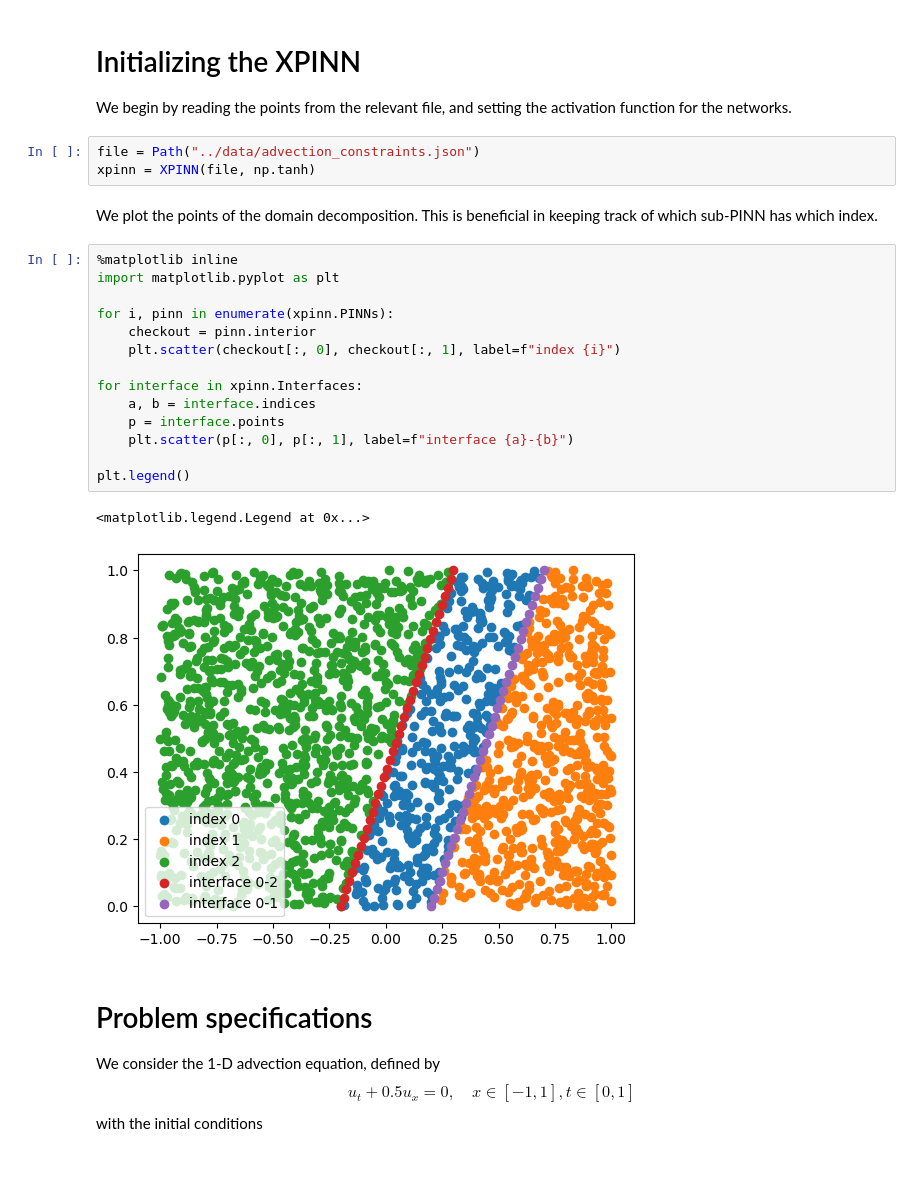
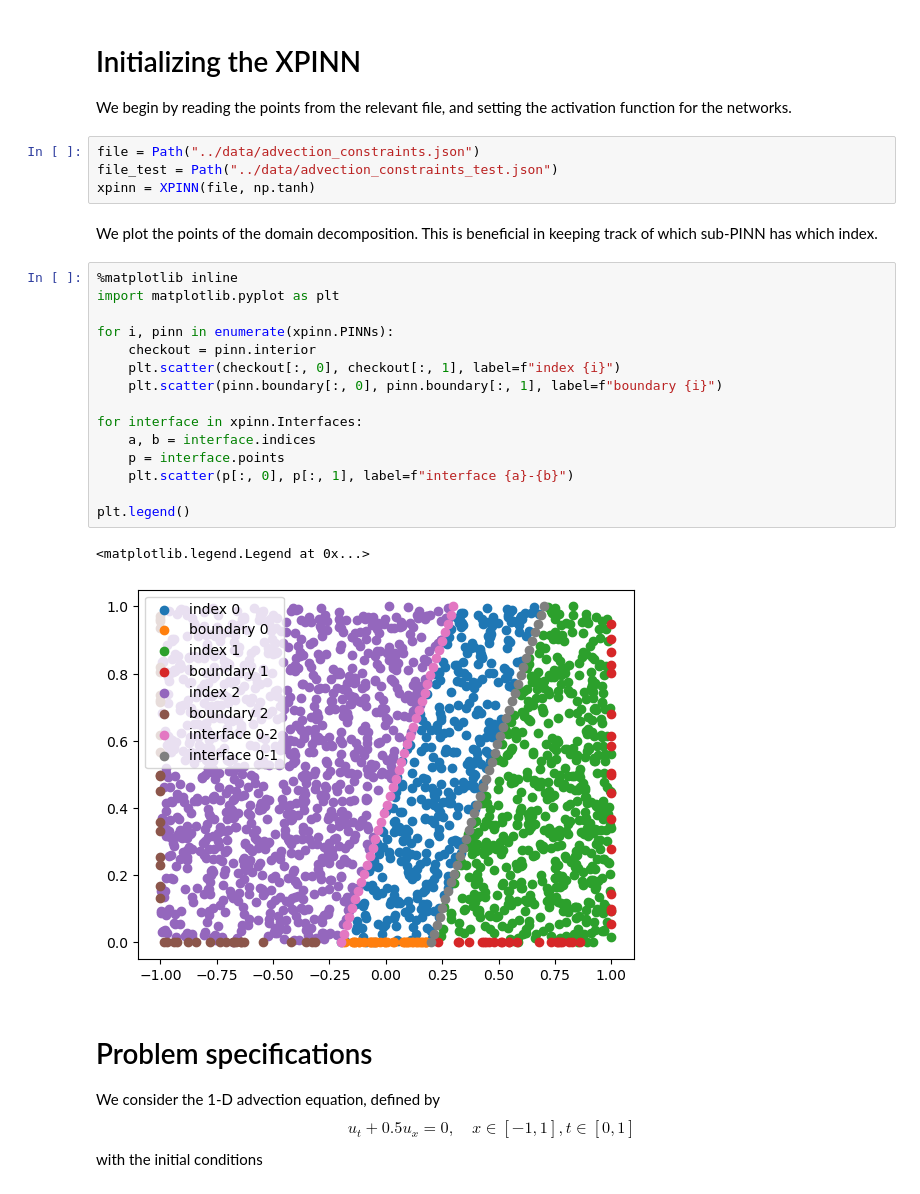
Before and after one commit to augustfe/FYS5429, a Jupyter notebook: Project1XPINNs/src/advection_dev.ipynb, the cells around one changed output. Saved outputs shown, nothing was run; the diff lists cells and outputs as text.

```diff
--- a/Project1XPINNs/src/advection_dev.ipynb
+++ b/Project1XPINNs/src/advection_dev.ipynb
@@ -10,26 +10,28 @@ import jax.numpy as np
 We begin by reading the points from the relevant file, and setting the activation function for the networks.
 # %%
 file = Path("../data/advection_constraints.json")
+file_test = Path("../data/advection_constraints_test.json")
 xpinn = XPINN(file, np.tanh)
 # %% [markdown]
 We plot the points of the domain decomposition. This is beneficial in keeping track of which sub-PINN has which index.
 # %%
 %matplotlib inline
 import matplotlib.pyplot as plt
 
 for i, pinn in enumerate(xpinn.PINNs):
     checkout = pinn.interior
     plt.scatter(checkout[:, 0], checkout[:, 1], label=f"index {i}")
+    plt.scatter(pinn.boundary[:, 0], pinn.boundary[:, 1], label=f"boundary {i}")
 
 for interface in xpinn.Interfaces:
     a, b = interface.indices
     p = interface.points
     plt.scatter(p[:, 0], p[:, 1], label=f"interface {a}-{b}")
 
 plt.legend()
 # %% [output]
 <matplotlib.legend.Legend at 0x...>
-[figure, old version]
+[figure, new version]
 # %% [markdown]
 # Problem specifications
 We consider the 1-D advection equation, defined by
```
Also changed, not shown: parts of 14 cells of this notebook, 3 other files.
